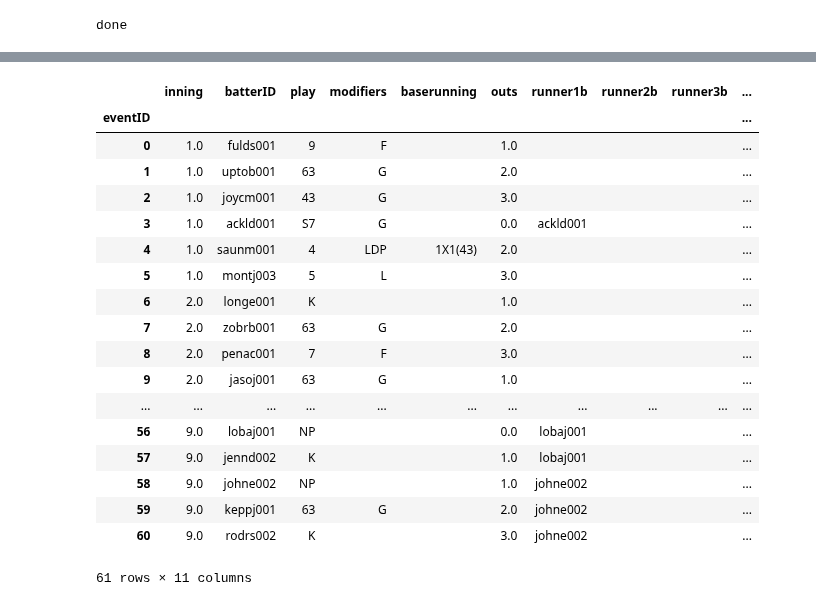
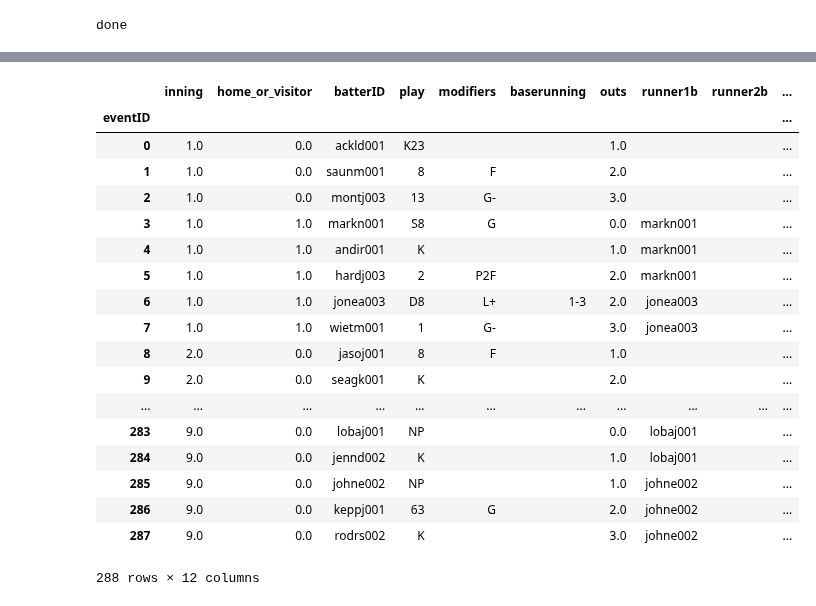
Before and after one commit to raddick/sportsball, a Jupyter notebook: mess_with_events_from_json.ipynb, the cells around one changed output, grey strips where cells are left out. Cells and saved outputs as stored; diff of their text form; code cells hidden in the pictures.

```diff
--- a/mess_with_events_from_json.ipynb
+++ b/mess_with_events_from_json.ipynb
@@ -28,13 +28,9 @@ done
 # %%
 #mygames = ['NY1193809221']
 
-#mygames = ['BAL201208060']
-mygames = ['SEA201208150']
-#mygames += ['BAL201208300']
-#mygames += ['BAL201209300']
+mygames = ['BAL201208060', 'SEA201208150', 'BAL201208300', 'BAL201209300']
+#mygames = ['BAL201304210']
 
-
-#mygames += ['BAL201304210']
 #mygames += ['BAL201305170', 'BAL201405010', 'BAL201406130', 'BAL201406250', 'MIA201407030', 'PIT201605180']
 #mygames += ['SDN201606150', 'WAS201607200', 'BAL201608180']
 
@@ -187,7 +183,7 @@ def make_substitution(players_curr, theroster, evnt, gameinfo, basers):
     if (evnt['home_or_visitor'] == evnt['sub_team']):
 
         if (evnt['sub_position'] == 12):
-            print('pinch runner')
+#            print('pinch runner')
             old_runner = players_curr['playerID'].loc[
                 (players_curr['which_team'] == evnt['sub_team']) &
                 (players_curr['batting_order'] == evnt['sub_batting_order'])
@@ -275,8 +271,8 @@ def advance_runners(evnt, basers, oots, scr, teem):   # If there is baserunning
 
 def advance_batter(evnt, basers, oots, scr, teem):
 
-    print('\n')
-    print('Advancing runners, then batter: Inning {0:.0f}, side {1:.0f}'.format(evnt['inning'], evnt['home_or_visitor']))
+#    print('\n')
+#    print('Advancing runners, then batter: Inning {0:.0f}, side {1:.0f}'.format(evnt['inning'], evnt['home_or_visitor']))
 
     # After baserunners have been advanced as needed, advance the batter too.
     if (evnt['play'][0] in ('I', 'F', 'E')):
@@ -286,6 +282,7 @@ def advance_batter(evnt, basers, oots, scr, teem):
     elif (evnt['play'[0] == 'W']):
         if (re.match(r'WP',evnt['play'])):
             print('Wild pitch!')
+            evnt['abflag'] = 0
         elif ('B' not in evnt['baserunning']):
             basers[0] = evnt['batterID']
         else:
@@ -301,7 +298,7 @@ def advance_batter(evnt, basers, oots, scr, teem):
             orig_base = stolen_base - 1
             basers[stolen_base-1] = basers[orig_base-1]
             basers[orig_base-1] = ''
-            print(basers)
+#            print(basers)
             evnt['abflag'] = 0
         elif ('B' not in evnt['baserunning']):   # now advance the batter to first, unless he's explicitly out
             basers[0] = evnt['batterID']
@@ -319,7 +316,7 @@ def advance_batter(evnt, basers, oots, scr, teem):
 
     elif (evnt['play'][0] == 'T'):
         if ('B' not in evnt['baserunning']):
-                basers[2] = evnt['batterID']
+            basers[2] = evnt['batterID']
 
     elif (evnt['play'][0] == 'H'):
         if (evnt['play'][1] == 'R'):
@@ -342,8 +339,8 @@ def advance_batter(evnt, basers, oots, scr, teem):
     else:
         print('wtf starting letter not in set')
 
-    print ('Now on base: [{0}, {1}, {2}] with {3} outs; score {4}-{5}'.format(basers[0], basers[1], basers[2], oots, scr[0], scr[1]))
-    print('\n')
+#    print ('Now on base: [{0}, {1}, {2}] with {3} outs; score {4}-{5}'.format(basers[0], basers[1], basers[2], oots, scr[0], scr[1]))
+#    print('\n')
 
     return (evnt, basers, oots, scr)
 
@@ -377,7 +374,7 @@ for thisgameID,thisrow in allgames_df.iterrows():
     score = [0,0] # score as [vis, home] starts at [0,0]
 
     foundinnings = thisgame_df['inning'].drop_duplicates().values.tolist()
-    theseinnings = numpy.arange(1, numpy.max(foundinnings)+2) # it's +2 b/c it expects a 0-based list
+    theseinnings = numpy.arange(1, numpy.max(foundinnings)+1) # it's +2 b/c it expects a 0-based list
 
 #    If we need to switch the sub side.
 #    thisgame_df['home_or_visitor'] = numpy.where(thisgame_df['event_type'] == 'sub', 1 - thisgame_df['home_or_visitor'], thisgame_df['home_or_visitor'])
@@ -385,7 +382,7 @@ for thisgameID,thisrow in allgames_df.iterrows():
 #    print(playing_df)
 
     for ing in theseinnings:
-
+#        print ('Inning ',ing)
         for side in range(0,2):                           # iter through each half-inning
             halfinn = thisgame_df[(thisgame_df['inning'] == ing) & (thisgame_df['home_or_visitor'] == side)]
             onbase = ['', '', '']
@@ -398,7 +395,7 @@ for thisgameID,thisrow in allgames_df.iterrows():
                     thisyear = this_info_df['date'].apply(lambda x: x.year)
                     (playing_df, onbase) = make_substitution(playing_df, roster_df, thisevent, this_info_df, onbase)
                 else:
-                    print(thisevent[['inning', 'home_or_visitor', 'batterID', 'event']].tolist())
+#                    print(thisevent[['inning', 'home_or_visitor', 'batterID', 'event']].tolist())
                     thisevent['visiting_team'] = this_info_df['visteam'].tolist()[0]
                     thisevent['home_team'] = this_info_df['hometeam'].tolist()[0]
                     thisevent['inning'] = ing
@@ -418,11 +415,6 @@ for thisgameID,thisrow in allgames_df.iterrows():
                     # batterID gets loaded from raw data, but look up his handendess... and....
                     # DON'T FORGET TO CORRECT THIS FOR BADJ IF NEEDED!
                     thisevent['batter_hand'] = roster_df['batting_hand'][(roster_df['playerID'] == thisevent['batterID']) & (roster_df['team'] == thisevent['batting_team']) & (roster_df['year'] == float(thisevent['gameID'][3:7]))].tolist()[0]
-
-#                    if (thisevent['play'] == 'NP'):
-#                        print('\n')
-#                        print('NO PLAY: ',eig, thisevent[['inning','home_or_visitor','batterID', 'event']].tolist())
-#                        print('-------')
 
                     # if there is baserunning info, implement it first
                     if (thisevent['baserunning'] != ''):
@@ -463,7 +455,7 @@ for thisgameID,thisrow in allgames_df.iterrows():
     events_df = pandas.concat((events_df, game_events_df), axis=0)
 
 #display_order = ['gameID', 'event_in_game', 'event_type', 'inning', 'batterID']
-display_order = ['inning', 'batterID']
+display_order = ['inning', 'home_or_visitor', 'batterID']
 display_order += ['play', 'modifiers', 'baserunning', 'outs']
 display_order += ['runner1b', 'runner2b', 'runner3b', 'visitor_score', 'home_score']
 
@@ -476,7 +468,8 @@ events_df.index.name = 'eventID'
 
 events_df.sort_values('gameID')
 events_df = events_df[display_order]
-print('Final score: ',score)
-#events_df[events_df['event_type'] == 'play']
+#print('Final score: ',score)
+
 events_df
+#print('ok')
 # %% [output]
@@ -500,19 +480,19 @@ Final score:  [0, 1]
-|  | inning | batterID | play | modifiers | baserunning | outs | runner1b | runner2b | runner3b | ... |
+|  | inning | home_or_visitor | batterID | play | modifiers | baserunning | outs | runner1b | runner2b | ... |
 | eventID |  |  |  |  |  |  |  |  |  | ... |
-| 0 | 1.0 | fulds001 | 9 | F |  | 1.0 |  |  |  | ... |
-| 1 | 1.0 | uptob001 | 63 | G |  | 2.0 |  |  |  | ... |
-| 2 | 1.0 | joycm001 | 43 | G |  | 3.0 |  |  |  | ... |
-| 3 | 1.0 | ackld001 | S7 | G |  | 0.0 | ackld001 |  |  | ... |
-| 4 | 1.0 | saunm001 | 4 | LDP | 1X1(43) | 2.0 |  |  |  | ... |
-| 5 | 1.0 | montj003 | 5 | L |  | 3.0 |  |  |  | ... |
-| 6 | 2.0 | longe001 | K |  |  | 1.0 |  |  |  | ... |
-| 7 | 2.0 | zobrb001 | 63 | G |  | 2.0 |  |  |  | ... |
-| 8 | 2.0 | penac001 | 7 | F |  | 3.0 |  |  |  | ... |
-| 9 | 2.0 | jasoj001 | 63 | G |  | 1.0 |  |  |  | ... |
+| 0 | 1.0 | 0.0 | ackld001 | K23 |  |  | 1.0 |  |  | ... |
+| 1 | 1.0 | 0.0 | saunm001 | 8 | F |  | 2.0 |  |  | ... |
+| 2 | 1.0 | 0.0 | montj003 | 13 | G- |  | 3.0 |  |  | ... |
+| 3 | 1.0 | 1.0 | markn001 | S8 | G |  | 0.0 | markn001 |  | ... |
+| 4 | 1.0 | 1.0 | andir001 | K |  |  | 1.0 | markn001 |  | ... |
+| 5 | 1.0 | 1.0 | hardj003 | 2 | P2F |  | 2.0 | markn001 |  | ... |
+| 6 | 1.0 | 1.0 | jonea003 | D8 | L+ | 1-3 | 2.0 | jonea003 |  | ... |
+| 7 | 1.0 | 1.0 | wietm001 | 1 | G- |  | 3.0 | jonea003 |  | ... |
+| 8 | 2.0 | 0.0 | jasoj001 | 8 | F |  | 1.0 |  |  | ... |
+| 9 | 2.0 | 0.0 | seagk001 | K |  |  | 2.0 |  |  | ... |
 | ... | ... | ... | ... | ... | ... | ... | ... | ... | ... | ... |
-| 56 | 9.0 | lobaj001 | NP |  |  | 0.0 | lobaj001 |  |  | ... |
-| 57 | 9.0 | jennd002 | K |  |  | 1.0 | lobaj001 |  |  | ... |
-| 58 | 9.0 | johne002 | NP |  |  | 1.0 | johne002 |  |  | ... |
-| 59 | 9.0 | keppj001 | 63 | G |  | 2.0 | johne002 |  |  | ... |
-| 60 | 9.0 | rodrs002 | K |  |  | 3.0 | johne002 |  |  | ... |
+| 283 | 9.0 | 0.0 | lobaj001 | NP |  |  | 0.0 | lobaj001 |  | ... |
+| 284 | 9.0 | 0.0 | jennd002 | K |  |  | 1.0 | lobaj001 |  | ... |
+| 285 | 9.0 | 0.0 | johne002 | NP |  |  | 1.0 | johne002 |  | ... |
+| 286 | 9.0 | 0.0 | keppj001 | 63 | G |  | 2.0 | johne002 |  | ... |
+| 287 | 9.0 | 0.0 | rodrs002 | K |  |  | 3.0 | johne002 |  | ... |
-61 rows × 11 columns
+288 rows × 12 columns
```
Also changed, not shown: parts of 1 cell of this notebook.
